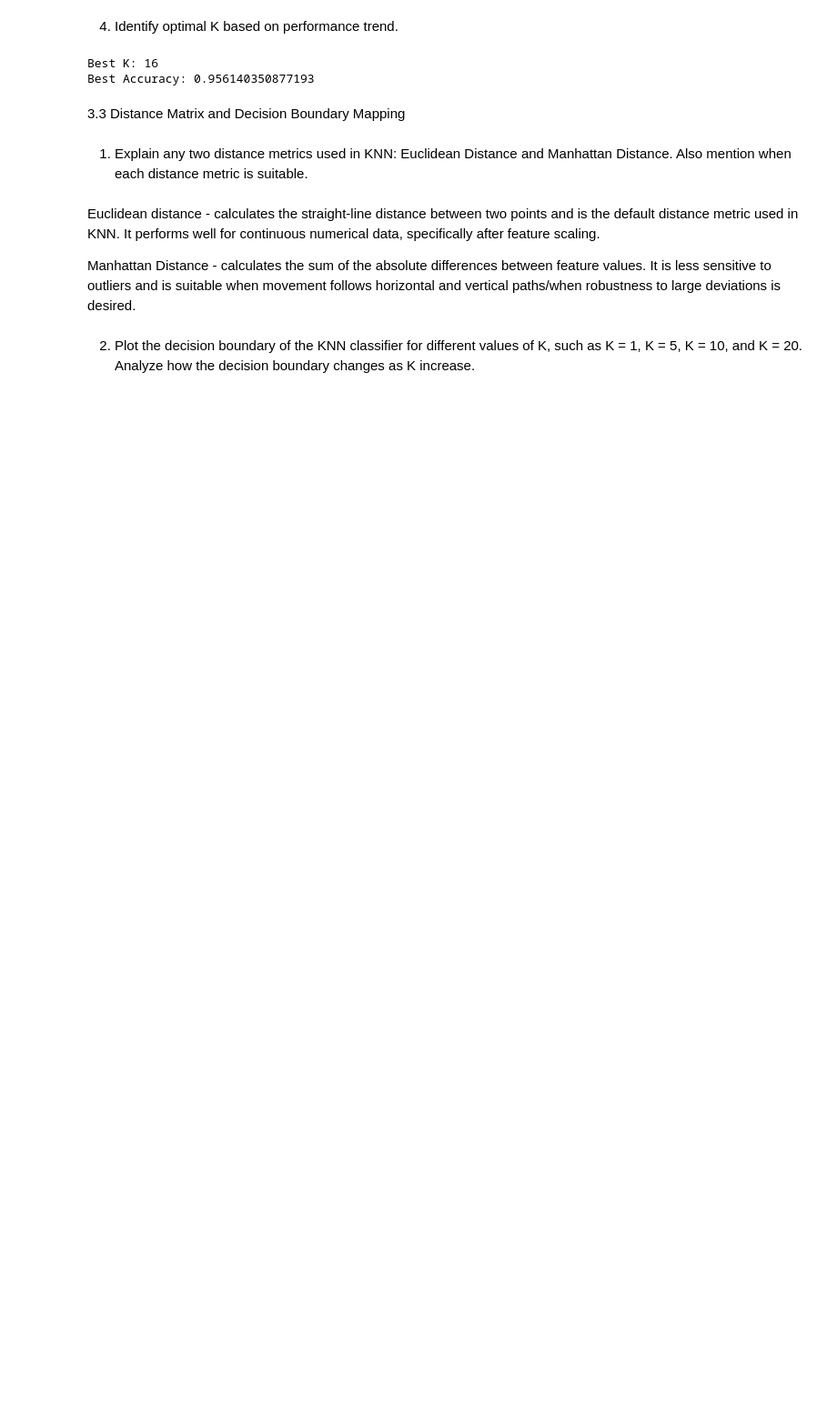
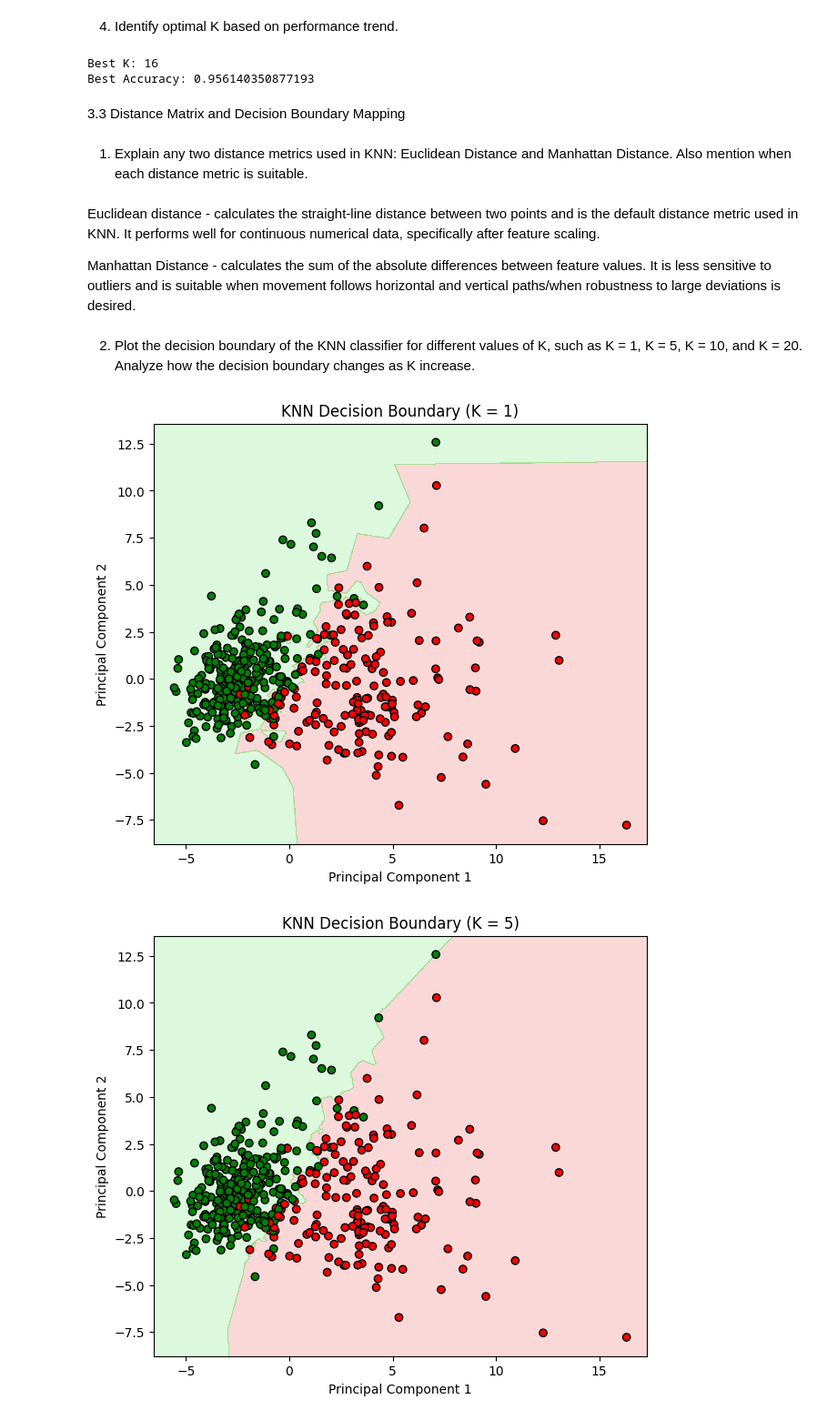
Before and after one commit to aimee-joseph/ML-Lab-2547204, a Jupyter notebook: Lab 4.ipynb, the cells around one changed output. Shown at 91% size. Cells and saved outputs as stored; diff of their text form; code cells hidden in the pictures; blank space fills up the shorter version.

```diff
--- a/Lab 4.ipynb
+++ b/Lab 4.ipynb
@@ -259,3 +264,40 @@ Euclidean distance - calculates the straight-line distance between two points an
 Manhattan Distance - calculates the sum of the absolute differences between feature values. It is less sensitive to outliers and is suitable when movement follows horizontal and vertical paths/when robustness to large deviations is desired.
 # %% [markdown]
 2. Plot the decision boundary of the KNN classifier for different values of K, such as K = 1, K = 5, K = 10, and K = 20. Analyze how the decision boundary changes as K increase.
+# %%
+pca = PCA(n_components = 2) # reducing data to two principal components
+
+X_pca = pca.fit_transform(X_scaled)
+# %%
+X_train_pca, X_test_pca, y_train_pca, y_test_pca = train_test_split(X_pca, y, test_size = 0.2, random_state = 42) # splitting the PCA transformed data
+# %%
+def plot_decision_boundary(k):
+
+    model = KNeighborsClassifier(n_neighbors=k)
+    model.fit(X_train_pca, y_train_pca)
+
+    x_min, x_max = X_train_pca[:, 0].min() - 1, X_train_pca[:, 0].max() + 1
+    y_min, y_max = X_train_pca[:, 1].min() - 1, X_train_pca[:, 1].max() + 1
+
+    xx, yy = np.meshgrid(np.arange(x_min, x_max, 0.02), np.arange(y_min, y_max, 0.02))
+
+    Z = model.predict(np.c_[xx.ravel(), yy.ravel()])
+    Z = Z.reshape(xx.shape)
+
+    plt.figure(figsize = (7, 6))
+
+    plt.contourf(xx, yy, Z, alpha = 0.3, cmap = ListedColormap(("lightcoral", "lightgreen")))
+
+    plt.scatter(X_train_pca[:,0],  X_train_pca[:,1], c = y_train_pca, cmap = ListedColormap(("red", "green")), edgecolor = "k")
+
+    plt.title(f"KNN Decision Boundary (K = {k})")
+    plt.xlabel("Principal Component 1")
+    plt.ylabel("Principal Component 2")
+
+    plt.show()
+# %%
+for k in [1, 5, 10, 20]:
+    plot_decision_boundary(k)
+# %% [output]
+[figure, added]
+[figure, added]
```
Also changed, not shown: parts of 33 cells of this notebook.
